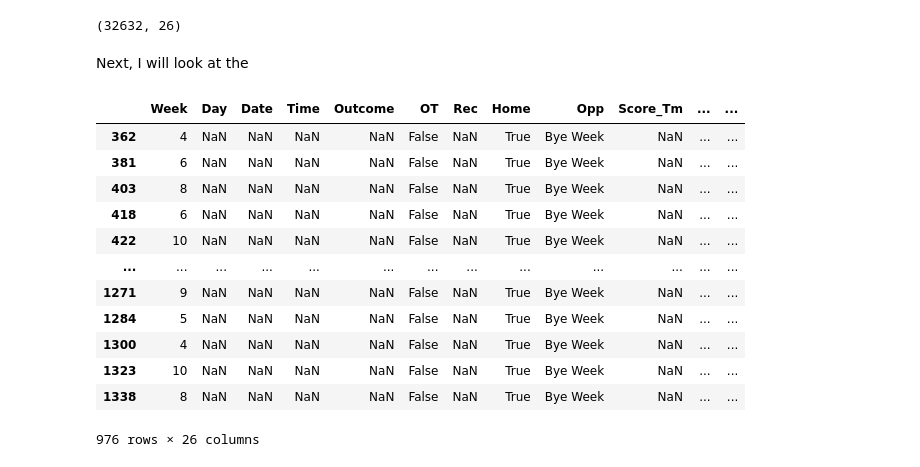
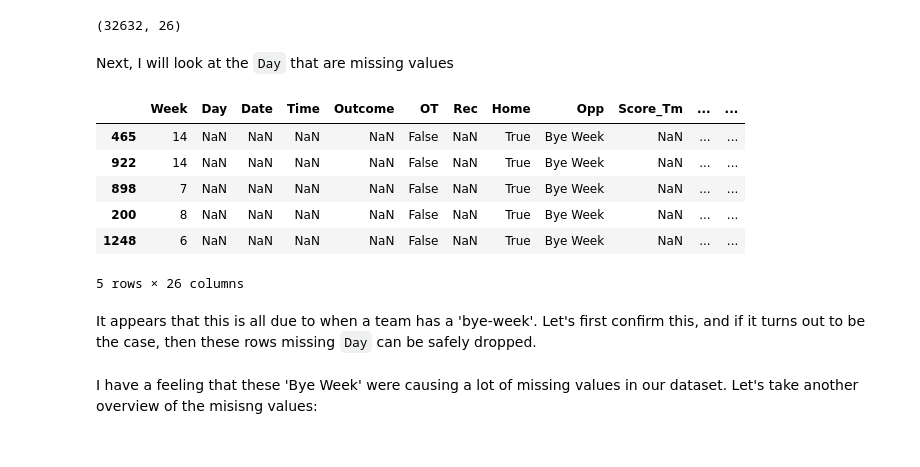
Before and after one commit to baileywolkoff/nfl_analysis, a Jupyter notebook: get_data.ipynb, the cells around one changed output. Drawn from its saved outputs; the diff is of its cells as text; code cells hidden in the pictures.

Commit message:
Solving missing values

```diff
--- a/get_data.ipynb
+++ b/get_data.ipynb
@@ -45,7 +45,7 @@ def join_frames(files, teams, save=False, verbose=True):
         df.to_csv('data/nfl_scores_merged.csv', index=False)
     return df
 # %%
-df = join_frames(csv_files,teams, save=True)
+df = join_frames(csv_files,teams, save=False)
 # %% [output]
 Getting Weekly Scores for ATL
 Getting Weekly Scores for BUF
@@ -140,20 +140,16 @@ df.shape # check that we are 682 less rows
 # %% [output]
 (32632, 26)
 # %% [markdown]
-Next, I will look at the
+Next, I will look at the `Day` that are missing values
 # %%
-df[df['Day'].isna()]
+df[df['Day'].isna()].sample(5)
 # %% [output]
 |  | Week | Day | Date | Time | Outcome | OT | Rec | Home | Opp | Score_Tm | ... | ... |
-| 362 | 4 | NaN | NaN | NaN | NaN | False | NaN | True | Bye Week | NaN | ... | ... |
-| 381 | 6 | NaN | NaN | NaN | NaN | False | NaN | True | Bye Week | NaN | ... | ... |
-| 403 | 8 | NaN | NaN | NaN | NaN | False | NaN | True | Bye Week | NaN | ... | ... |
-| 418 | 6 | NaN | NaN | NaN | NaN | False | NaN | True | Bye Week | NaN | ... | ... |
-| 422 | 10 | NaN | NaN | NaN | NaN | False | NaN | True | Bye Week | NaN | ... | ... |
-| ... | ... | ... | ... | ... | ... | ... | ... | ... | ... | ... | ... | ... |
-| 1271 | 9 | NaN | NaN | NaN | NaN | False | NaN | True | Bye Week | NaN | ... | ... |
-| 1284 | 5 | NaN | NaN | NaN | NaN | False | NaN | True | Bye Week | NaN | ... | ... |
-| 1300 | 4 | NaN | NaN | NaN | NaN | False | NaN | True | Bye Week | NaN | ... | ... |
-| 1323 | 10 | NaN | NaN | NaN | NaN | False | NaN | True | Bye Week | NaN | ... | ... |
-| 1338 | 8 | NaN | NaN | NaN | NaN | False | NaN | True | Bye Week | NaN | ... | ... |
+| 465 | 14 | NaN | NaN | NaN | NaN | False | NaN | True | Bye Week | NaN | ... | ... |
+| 922 | 14 | NaN | NaN | NaN | NaN | False | NaN | True | Bye Week | NaN | ... | ... |
+| 898 | 7 | NaN | NaN | NaN | NaN | False | NaN | True | Bye Week | NaN | ... | ... |
+| 200 | 8 | NaN | NaN | NaN | NaN | False | NaN | True | Bye Week | NaN | ... | ... |
+| 1248 | 6 | NaN | NaN | NaN | NaN | False | NaN | True | Bye Week | NaN | ... | ... |
-976 rows × 26 columns
+5 rows × 26 columns
+# %% [markdown]
+It appears that this is all due to when a team has a 'bye-week'. Let's first confirm this, and if it turns out to be the case, then these rows missing `Day` can be safely dropped.
@@ -159,0 +161,2 @@ df[df['Day'].isna()]
+# %% [markdown]
+I have a feeling that these 'Bye Week' were causing a lot of missing values in our dataset. Let's take another overview of the misisng values:
```
Also changed, not shown: parts of 5 cells of this notebook.
